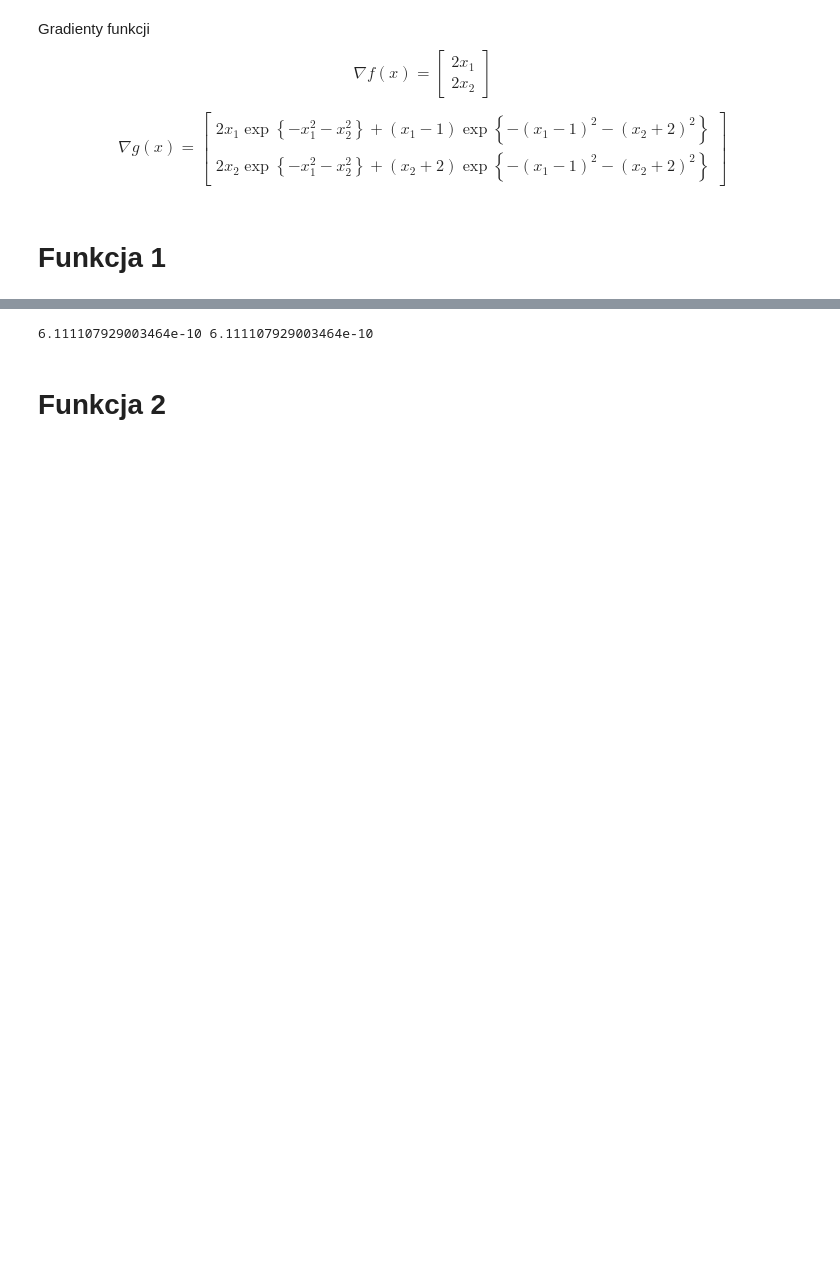
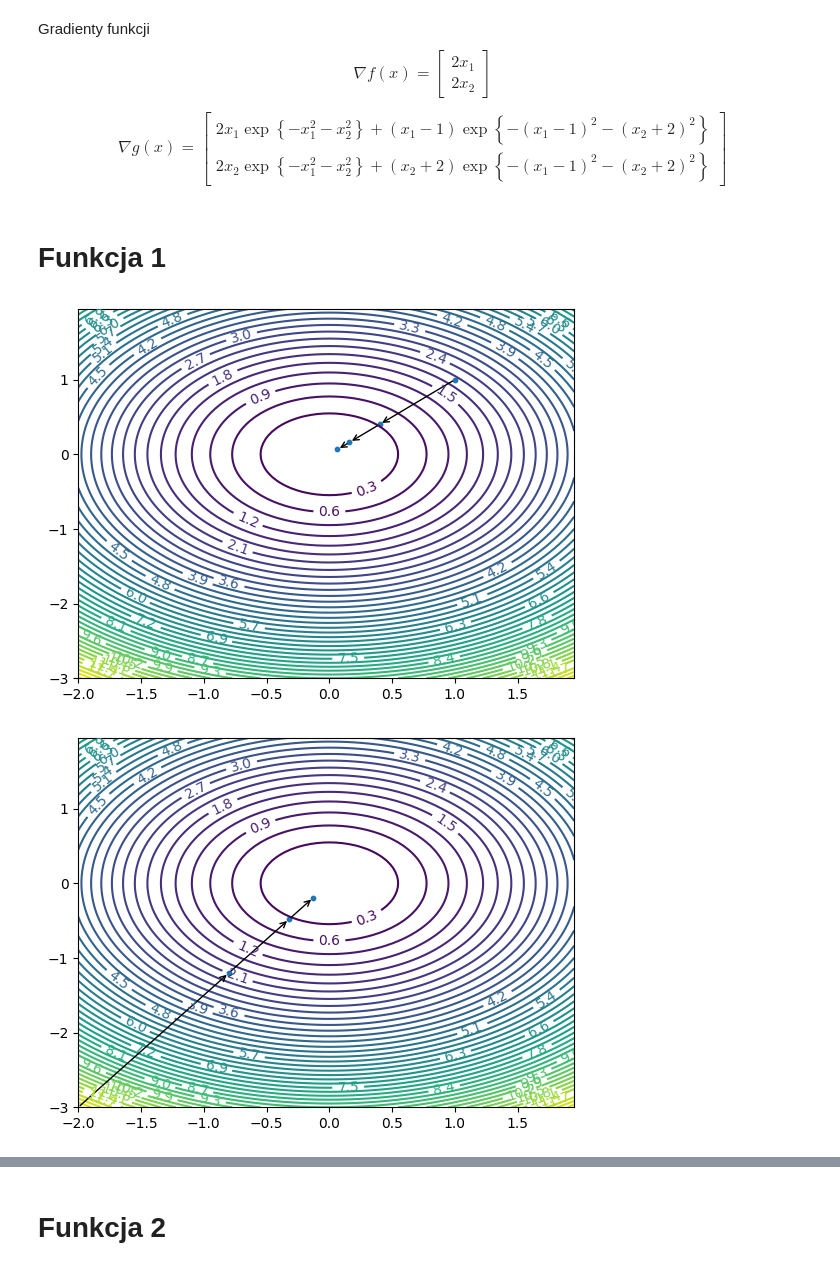
Before and after one commit to JakubDziegielewski/WSI_tutorials, a Jupyter notebook: zadanie_1b.ipynb, the cells around one changed output, grey strips where cells are left out. Cells and saved outputs as stored; diff of their text form; code cells hidden in the pictures; blank space fills up the shorter version.

```diff
--- a/zadanie_1b.ipynb
+++ b/zadanie_1b.ipynb
@@ -85,9 +85,12 @@ class SimpleGradientDescent:
     def plot_func(self):
         self._calc_Z_value()
         plt.figure()
-        plt.contour(self.X, self.Y, self.Z, 50)
+        diag = plt.contour(self.X, self.Y, self.Z, 50)
+        plt.clabel(diag)
         if len(self.trace)>0:
-            plt.scatter(self.trace[:,0], self.trace[:,1], s=10)
+          for i in range(1, len(self.trace)):
+            plt.annotate('', xy=(self.trace[i][0], self.trace[i][1]), xytext=(self.trace[i-1][0], self.trace[i-1][1]), arrowprops={'arrowstyle':'->'})
+          plt.scatter(self.trace[:,0], self.trace[:,1], s=10)
 
     def calculate_func_vale(self, x1:float, x2:float) -> float:
         return(self.func(x1, x2))
@@ -99,25 +102,37 @@ class SimpleGradientDescent:
       grad_value = self.grad_func(x1, x2)
       x1 = x1 - self.alpha * grad_value[0]
       x2 = x2 - self.alpha * grad_value[1]
-      return ((x1, x2))
+      return (x1, x2)
 
     def minimize(self, x1_init:float, x2_init:float, steps:int, verbose:int=0, plot:bool=False)->float:
-      grad_value = (float("inf"), float("inf"))
       x1 = x1_init
       x2 = x2_init
-      for step in range(steps):
+      self.trace = np.zeros(shape = (steps + 1, 2))
+      for i in range(steps):
+        self.trace[i][0] = x1
+        self.trace[i][1] = x2
         (x1, x2) = self.gradient_descent_step(x1, x2)
-        grad_value = self.calculate_func_grad(x1, x2)
-      return(x1, x2)
+      self.trace[steps][0] = x1
+      self.trace[steps][1] = x2
+      if verbose == 1:
+         print(self.trace)
+      if plot:
+         self.plot_func()
+      return(self.calculate_func_vale(x1, x2))
 # %% [markdown]
 # Funkcja 1
 # %%
 def func_one(x1: float, x2:float) -> float:
   return(x1**2 + x2**2)
 
 def grad_one(x1:float, x2:float) -> Tuple[float, float]:
-  return((2*x1, 2*x2))
+  return(2*x1, 2*x2)
 
-s1 = SimpleGradientDescent(func_one, grad_one)
-
-(a, b) = s1.minimize(3.0, 3.0, 100)
+s1 = SimpleGradientDescent(func_one, grad_one, alpha=0.3)
+res1 = s1.minimize(1, 1, 3, plot = True)
+res2 = s1.minimize(-2, -3, 3, plot=True)
+res3 = s1.minimize(-1.9, 0, 3, plot=True)
+res4 = s1.minimize(0, 1, 3, plot=True)
+# %% [output]
+[figure, added]
+[figure, added]
@@ -124,6 +141,2 @@ s1 = SimpleGradientDescent(func_one, grad_one)
-# %%
-print(a , b)
-# %% [output]
-6.111107929003464e-10 6.111107929003464e-10
 # %% [markdown]
 # Funkcja 2
```
Also changed, not shown: parts of 2 cells of this notebook.
